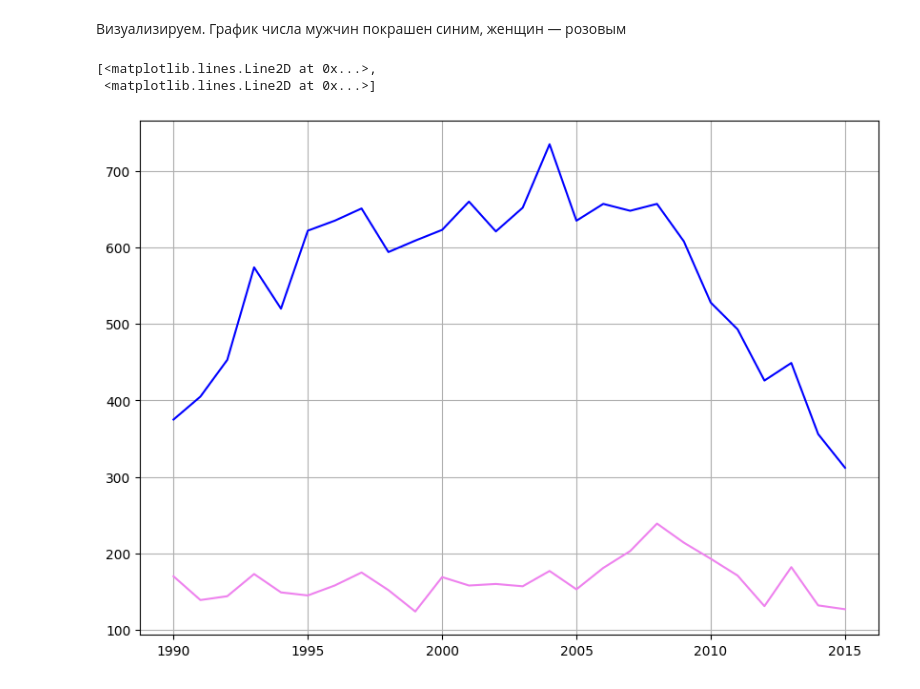
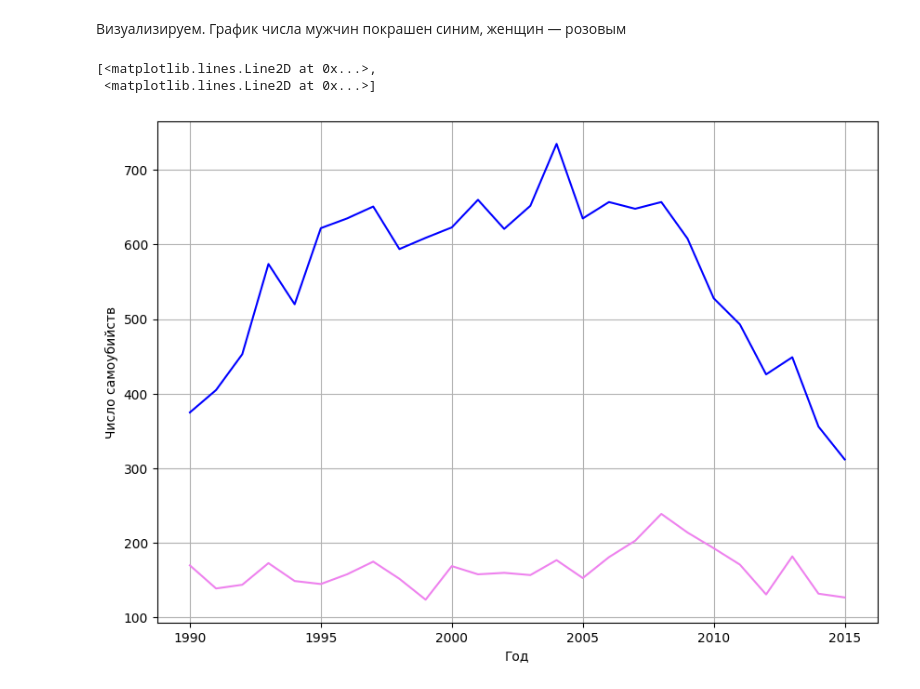
Before and after one commit to kgedt/ML_DA_projects, a Jupyter notebook: suicides_kz.ipynb, the cells around one changed output. Cells and saved outputs as stored; diff of their text form; code cells hidden in the pictures.

```diff
--- a/suicides_kz.ipynb
+++ b/suicides_kz.ipynb
@@ -41,23 +41,13 @@ y_females = females['suicides_no']
 # %% [markdown]
 Визуализируем. График числа мужчин покрашен синим, женщин — розовым
 # %%
-# fig, axes = plt.subplots(ncols=2, nrows=1, figsize=(15, 6), sharey=True)
 fig, ax = plt.subplots(figsize=(10, 7))
 ax.grid()
+ax.set_xlabel('Год')
+ax.set_ylabel('Число самоубийств')
 ax.plot(x_males, y_males, 'blue',
         x_females, y_females, 'violet')
-
-#axes[0].set_xlabel('Среди мужчин')
-#axes[0].set_ylabel('Число самоубийств')
-#axes[0].grid()
-
-#axes[1].set_xlabel('Среди девушек')
-#axes[1].set_ylabel('Число самоубийств')
-#axes[1].grid()
-
-#ax1.plot(x_males, y_males, color='blue')
-#ax2.plot(x_females, y_females, color='pink')
 # %% [output]
 [<matplotlib.lines.Line2D at 0x...>,
  <matplotlib.lines.Line2D at 0x...>]
-[figure, old version]
+[figure, new version]
```
